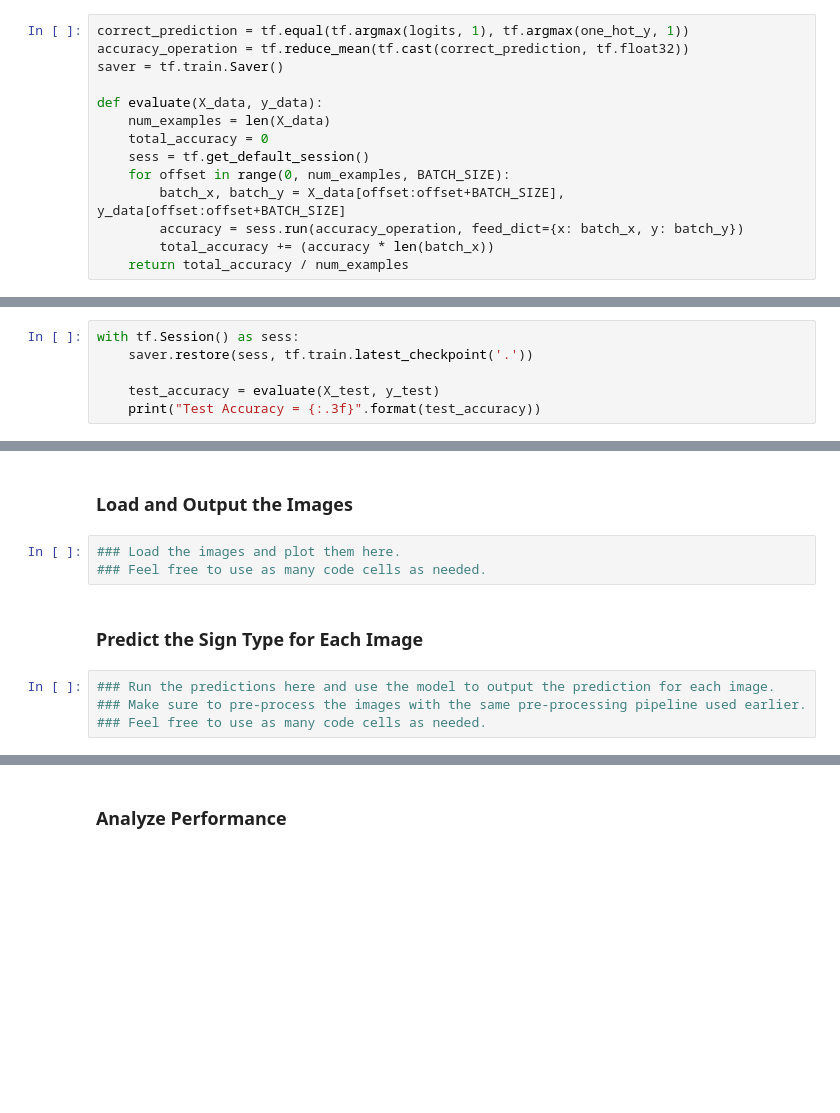
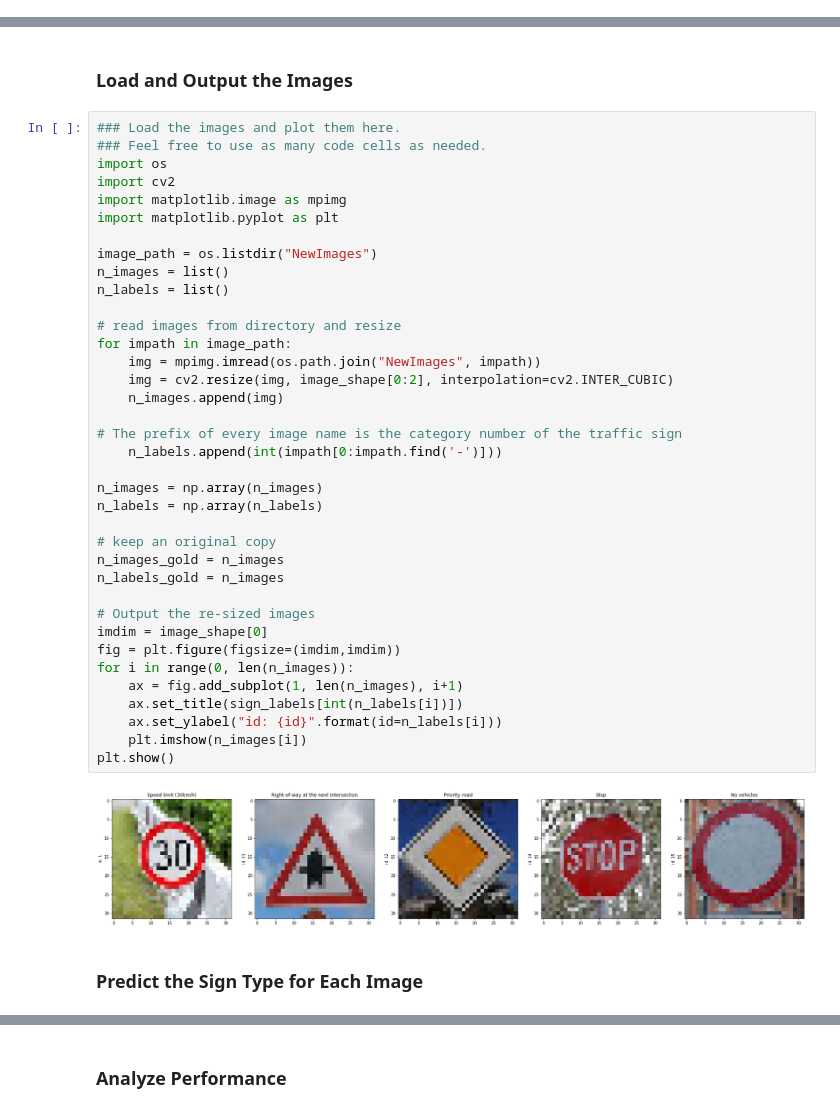
Before and after one commit to CK-Liu/P3-Traffic-Sign-Classifier, a Jupyter notebook: Traffic_Sign_Classifier.ipynb, the cells around one changed output, grey strips where cells are left out. Saved outputs shown, nothing was run; the diff lists cells and outputs as text; blank space fills up the shorter version.

```diff
--- a/Traffic_Sign_Classifier.ipynb
+++ b/Traffic_Sign_Classifier.ipynb
@@ -294,14 +361,0 @@ See `tf.nn.softmax_cross_entropy_with_logits_v2`.
-# %%
-correct_prediction = tf.equal(tf.argmax(logits, 1), tf.argmax(one_hot_y, 1))
-accuracy_operation = tf.reduce_mean(tf.cast(correct_prediction, tf.float32))
-saver = tf.train.Saver()
-
-def evaluate(X_data, y_data):
-    num_examples = len(X_data)
-    total_accuracy = 0
-    sess = tf.get_default_session()
-    for offset in range(0, num_examples, BATCH_SIZE):
-        batch_x, batch_y = X_data[offset:offset+BATCH_SIZE], y_data[offset:offset+BATCH_SIZE]
-        accuracy = sess.run(accuracy_operation, feed_dict={x: batch_x, y: batch_y})
-        total_accuracy += (accuracy * len(batch_x))
-    return total_accuracy / num_examples
@@ -347,9 +362,3 @@ Model saved
-# %%
-with tf.Session() as sess:
-    saver.restore(sess, tf.train.latest_checkpoint('.'))
-
-    test_accuracy = evaluate(X_test, y_test)
-    print("Test Accuracy = {:.3f}".format(test_accuracy))
 # %% [markdown]
 ### Train, Validate and Test the Model
 # %% [markdown]
@@ -371,12 +508,44 @@ To give yourself more insight into how your model is working, download at least
 You may find `signnames.csv` useful as it contains mappings from the class id (integer) to the actual sign name.
 # %% [markdown]
 ### Load and Output the Images
-# %%
-### Load the images and plot them here.
-### Feel free to use as many code cells as needed.
+# %%
+### Load the images and plot them here.
+### Feel free to use as many code cells as needed.
+import os
+import cv2
+import matplotlib.image as mpimg
+import matplotlib.pyplot as plt
+
+image_path = os.listdir("NewImages")
+n_images = list()
+n_labels = list()
+
+# read images from directory and resize
+for impath in image_path:
+    img = mpimg.imread(os.path.join("NewImages", impath))
+    img = cv2.resize(img, image_shape[0:2], interpolation=cv2.INTER_CUBIC)
+    n_images.append(img)
+
+# The prefix of every image name is the category number of the traffic sign
+    n_labels.append(int(impath[0:impath.find('-')]))
+
+n_images = np.array(n_images)
+n_labels = np.array(n_labels)
+
+# keep an original copy
+n_images_gold = n_images
+n_labels_gold = n_images
+
+# Output the re-sized images
+imdim = image_shape[0]
+fig = plt.figure(figsize=(imdim,imdim))
+for i in range(0, len(n_images)):
+    ax = fig.add_subplot(1, len(n_images), i+1)
+    ax.set_title(sign_labels[int(n_labels[i])])
+    ax.set_ylabel("id: {id}".format(id=n_labels[i]))
+    plt.imshow(n_images[i])
+plt.show()
+# %% [output]
+[figure, added]
 # %% [markdown]
 ### Predict the Sign Type for Each Image
-# %%
-### Run the predictions here and use the model to output the prediction for each image.
-### Make sure to pre-process the images with the same pre-processing pipeline used earlier.
-### Feel free to use as many code cells as needed.
```
Also changed, not shown: parts of 19 cells of this notebook, 8 other files.
